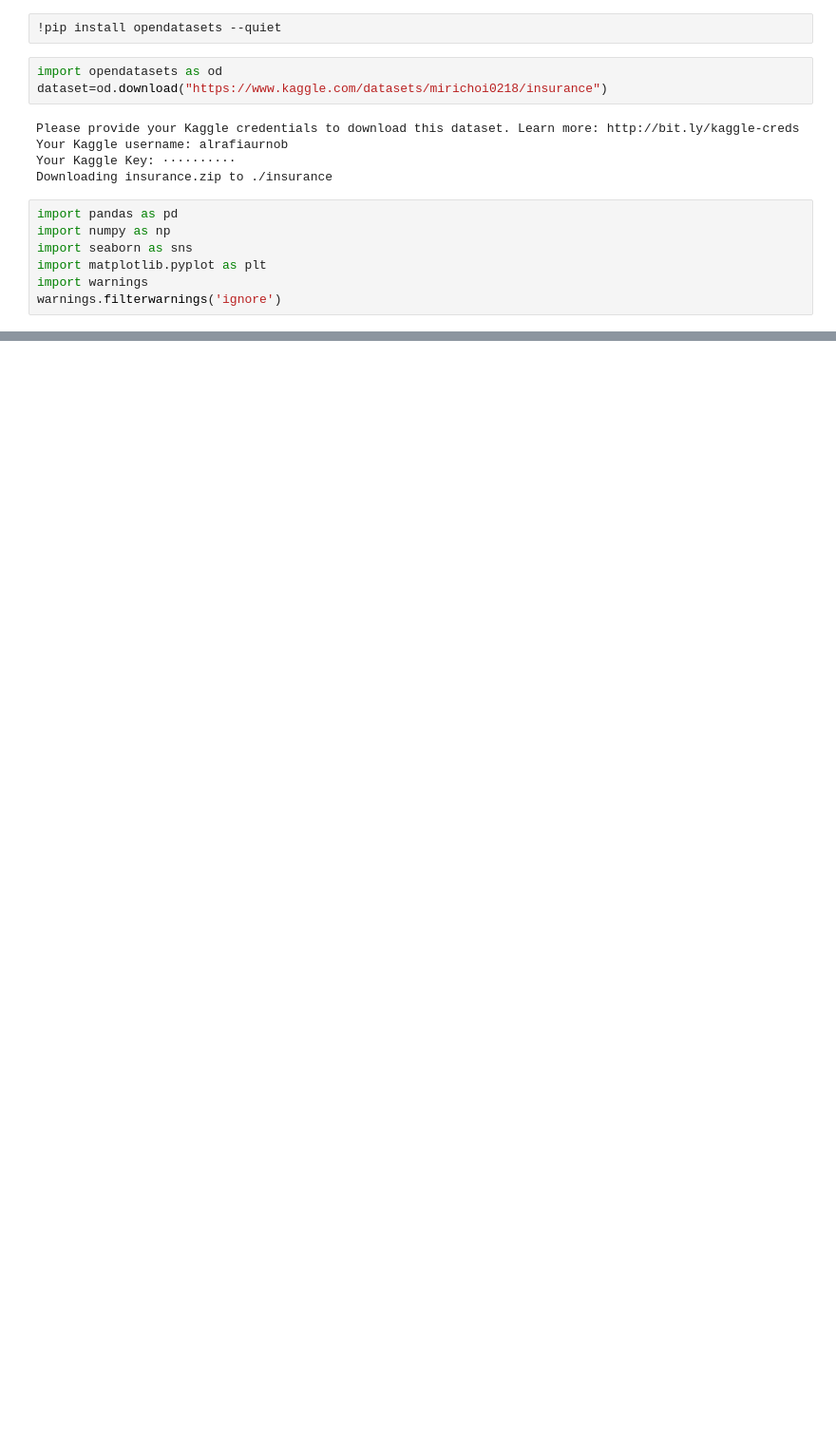
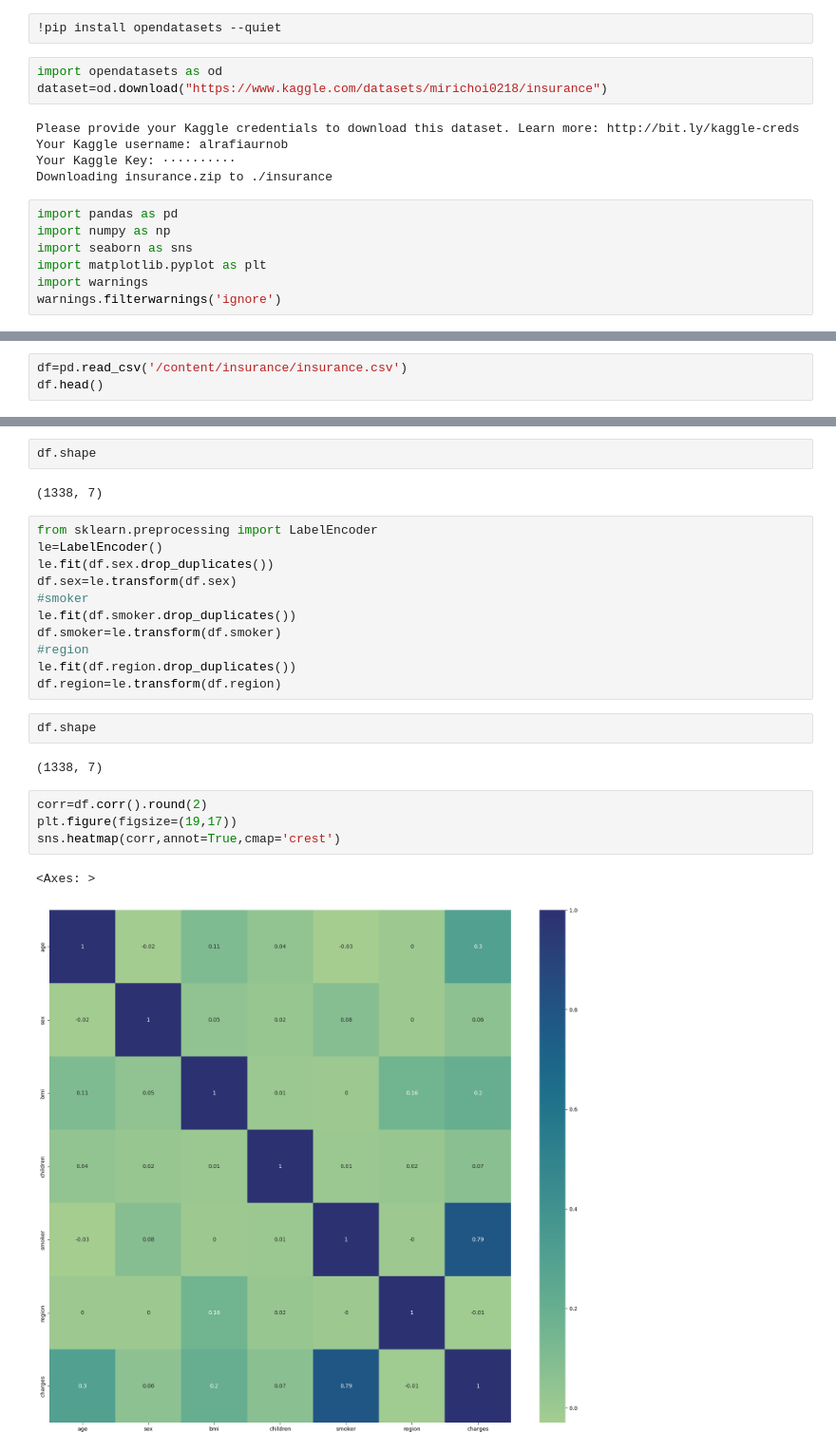
Before and after one commit to INCREDIBLE-AURNOB/Predict-personal-medical-cost, a Jupyter notebook: Personal_medical_cost.ipynb, the cells around one changed output, grey strips where cells are left out. Shown: that part at 95% size. Drawn from its saved outputs; the diff is of its cells as text; blank space fills up the shorter version.

```diff
--- a/Personal_medical_cost.ipynb
+++ b/Personal_medical_cost.ipynb
@@ -21,0 +20,3 @@ raw_df=
+# %%
+df=pd.read_csv('/content/insurance/insurance.csv')
+df.head()
@@ -21,0 +41,26 @@ raw_df=
+# %%
+df.shape
+# %% [output]
+(1338, 7)
+# %%
+from sklearn.preprocessing import LabelEncoder
+le=LabelEncoder()
+le.fit(df.sex.drop_duplicates())
+df.sex=le.transform(df.sex)
+#smoker
+le.fit(df.smoker.drop_duplicates())
+df.smoker=le.transform(df.smoker)
+#region
+le.fit(df.region.drop_duplicates())
+df.region=le.transform(df.region)
+# %%
+df.shape
+# %% [output]
+(1338, 7)
+# %%
+corr=df.corr().round(2)
+plt.figure(figsize=(19,17))
+sns.heatmap(corr,annot=True,cmap='crest')
+# %% [output]
+<Axes: >
+[figure, added]
```
Also changed, not shown: parts of 5 cells of this notebook.
